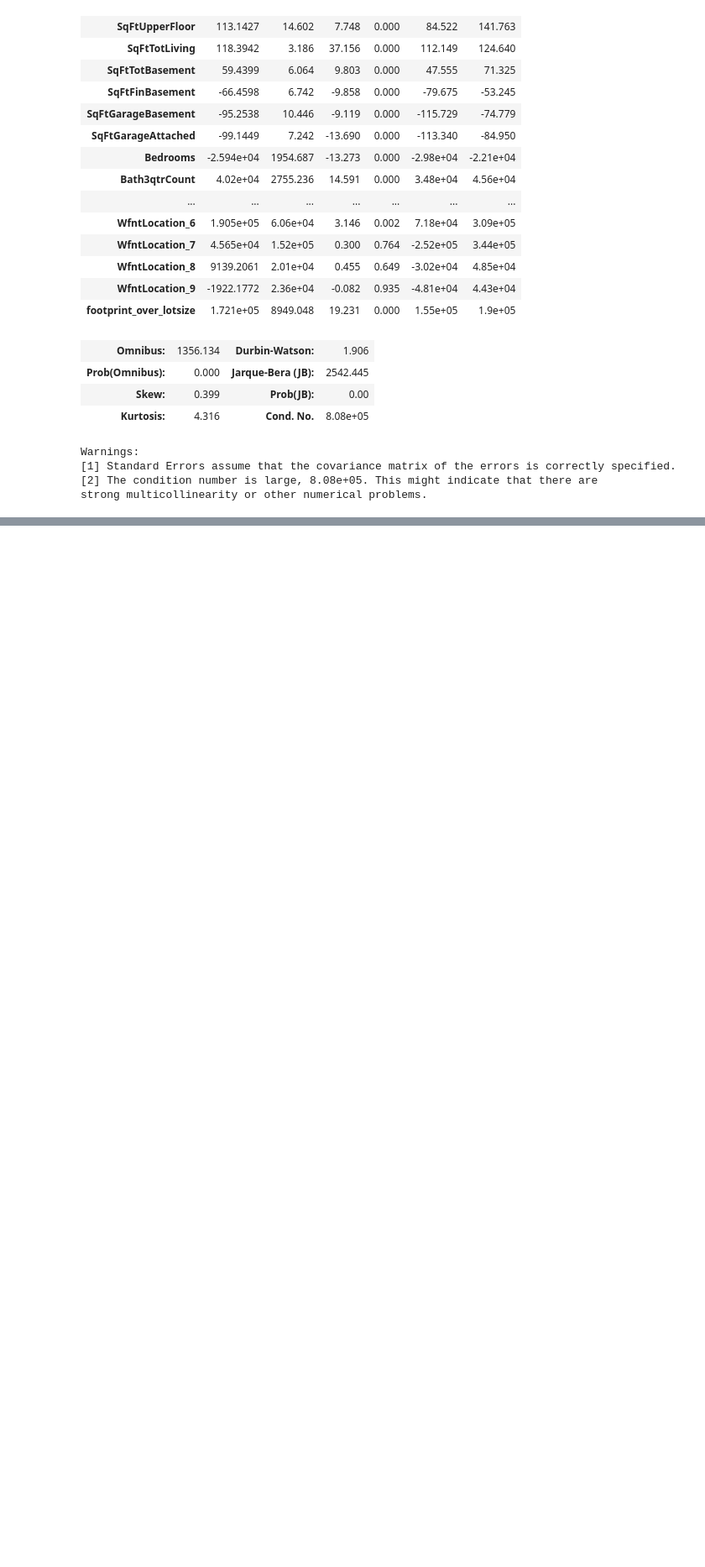
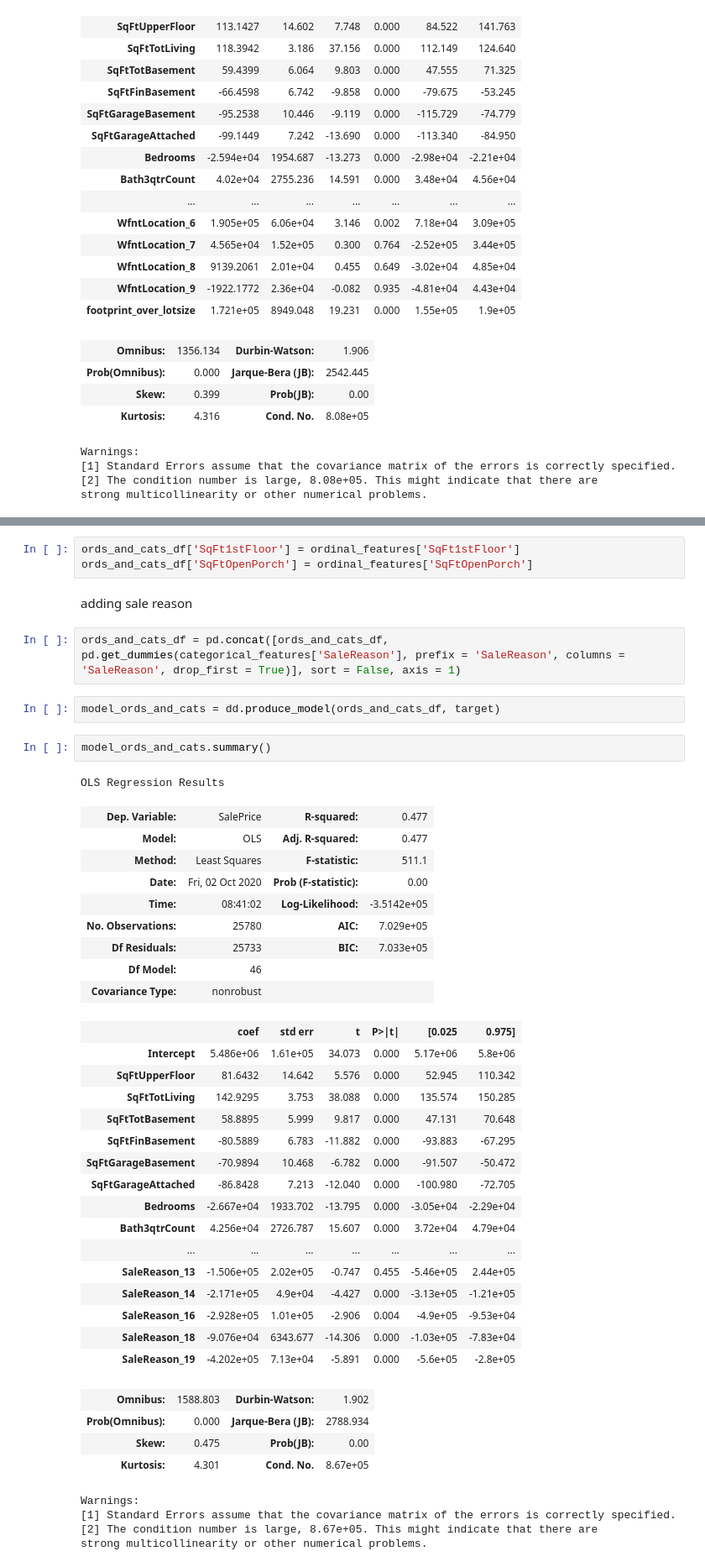
Before and after one commit to Jaccomando/phase_2_project_chicago-sf-seattle-ds-082420, a Jupyter notebook: exploratory/matt_model_testing.ipynb, the cells around one changed output, grey strips where cells are left out. Shown at 84% size. Cells and saved outputs as stored; diff of their text form; blank space fills up the shorter version.

Commit message:
added a sale reason to predictors

```diff
--- a/exploratory/matt_model_testing.ipynb
+++ b/exploratory/matt_model_testing.ipynb
@@ -489,0 +492,46 @@ strong multicollinearity or other numerical problems.
+# %%
+ords_and_cats_df['SqFt1stFloor'] = ordinal_features['SqFt1stFloor']
+ords_and_cats_df['SqFtOpenPorch'] = ordinal_features['SqFtOpenPorch']
+# %% [markdown]
+adding sale reason
+# %%
+ords_and_cats_df = pd.concat([ords_and_cats_df, pd.get_dummies(categorical_features['SaleReason'], prefix = 'SaleReason', columns = 'SaleReason', drop_first = True)], sort = False, axis = 1)
+# %%
+model_ords_and_cats = dd.produce_model(ords_and_cats_df, target)
+# %%
+model_ords_and_cats.summary()
+# %% [output]
+OLS Regression Results
+| Dep. Variable: | SalePrice | R-squared: | 0.477 |
+| Model: | OLS | Adj. R-squared: | 0.477 |
+| Method: | Least Squares | F-statistic: | 511.1 |
+| Date: | Fri, 02 Oct 2020 | Prob (F-statistic): | 0.00 |
+| Time: | 08:41:02 | Log-Likelihood: | -3.5142e+05 |
+| No. Observations: | 25780 | AIC: | 7.029e+05 |
+| Df Residuals: | 25733 | BIC: | 7.033e+05 |
+| Df Model: | 46 |  |  |
+| Covariance Type: | nonrobust |  |  |
+|  | coef | std err | t | P>|t| | [0.025 | 0.975] |
+| Intercept | 5.486e+06 | 1.61e+05 | 34.073 | 0.000 | 5.17e+06 | 5.8e+06 |
+| SqFtUpperFloor | 81.6432 | 14.642 | 5.576 | 0.000 | 52.945 | 110.342 |
+| SqFtTotLiving | 142.9295 | 3.753 | 38.088 | 0.000 | 135.574 | 150.285 |
+| SqFtTotBasement | 58.8895 | 5.999 | 9.817 | 0.000 | 47.131 | 70.648 |
+| SqFtFinBasement | -80.5889 | 6.783 | -11.882 | 0.000 | -93.883 | -67.295 |
+| SqFtGarageBasement | -70.9894 | 10.468 | -6.782 | 0.000 | -91.507 | -50.472 |
+| SqFtGarageAttached | -86.8428 | 7.213 | -12.040 | 0.000 | -100.980 | -72.705 |
+| Bedrooms | -2.667e+04 | 1933.702 | -13.795 | 0.000 | -3.05e+04 | -2.29e+04 |
+| Bath3qtrCount | 4.256e+04 | 2726.787 | 15.607 | 0.000 | 3.72e+04 | 4.79e+04 |
+| ... | ... | ... | ... | ... | ... | ... |
+| SaleReason_13 | -1.506e+05 | 2.02e+05 | -0.747 | 0.455 | -5.46e+05 | 2.44e+05 |
+| SaleReason_14 | -2.171e+05 | 4.9e+04 | -4.427 | 0.000 | -3.13e+05 | -1.21e+05 |
+| SaleReason_16 | -2.928e+05 | 1.01e+05 | -2.906 | 0.004 | -4.9e+05 | -9.53e+04 |
+| SaleReason_18 | -9.076e+04 | 6343.677 | -14.306 | 0.000 | -1.03e+05 | -7.83e+04 |
+| SaleReason_19 | -4.202e+05 | 7.13e+04 | -5.891 | 0.000 | -5.6e+05 | -2.8e+05 |
+| Omnibus: | 1588.803 | Durbin-Watson: | 1.902 |
+| Prob(Omnibus): | 0.000 | Jarque-Bera (JB): | 2788.934 |
+| Skew: | 0.475 | Prob(JB): | 0.00 |
+| Kurtosis: | 4.301 | Cond. No. | 8.67e+05 |
+Warnings:
+[1] Standard Errors assume that the covariance matrix of the errors is correctly specified.
+[2] The condition number is large, 8.67e+05. This might indicate that there are
+strong multicollinearity or other numerical problems.
```
Also changed, not shown: parts of 1 cell of this notebook.
